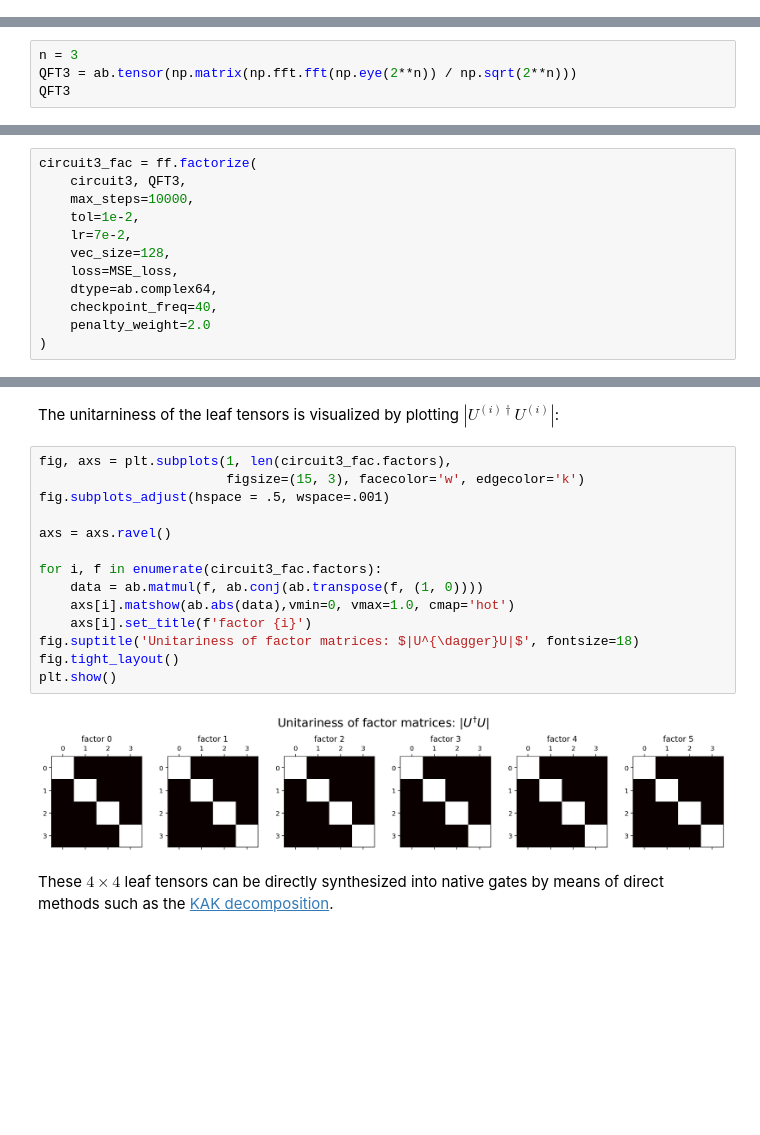
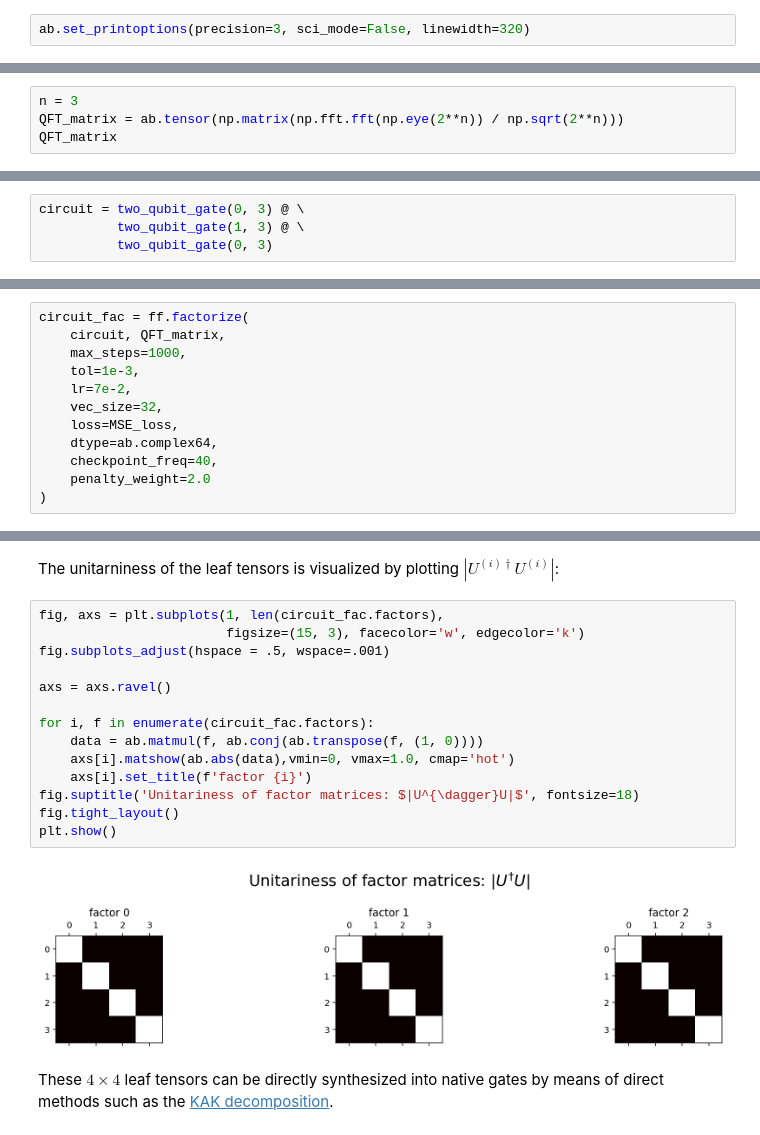
Before and after one commit to yhtang/FunFact, a Jupyter notebook: docs/examples/quantum-compilation.ipynb, the cells around one changed output, grey strips where cells are left out. Drawn from its saved outputs; the diff is of its cells as text; blank space fills up the shorter version.

```diff
--- a/docs/examples/quantum-compilation.ipynb
+++ b/docs/examples/quantum-compilation.ipynb
@@ -31,12 +31,14 @@ ff.use('torch')
 ab
 # %% [output]
 <backend 'PyTorchBackend'>
+# %%
+ab.set_printoptions(precision=3, sci_mode=False, linewidth=320)
 # %% [markdown]
 ## Target data
 
 The matrix that we will optimize a circuit structure for is the 3 qubit ($2^3 \times 2^3$) DFT matrix. We start by generating the target matrix in `PyTorch` data format:
 # %%
 n = 3
-QFT3 = ab.tensor(np.matrix(np.fft.fft(np.eye(2**n)) / np.sqrt(2**n)))
-QFT3
+QFT_matrix = ab.tensor(np.matrix(np.fft.fft(np.eye(2**n)) / np.sqrt(2**n)))
+QFT_matrix
 # %% [output]
@@ -139,3 +124,7 @@ circuit3 = two_qubit_gate(1, 3) @ \
+# %%
+circuit = two_qubit_gate(0, 3) @ \
+          two_qubit_gate(1, 3) @ \
+          two_qubit_gate(0, 3)
 # %% [markdown]
 The loss function is the MSE-L2 loss, summed over the matrix elements:
 # %%
@@ -145,10 +134,10 @@ Next, we use the `factorize` method to opitimze the `circuit3` tensor expression
 # %%
-circuit3_fac = ff.factorize(
-    circuit3, QFT3,
-    max_steps=10000,
-    tol=1e-2,
+circuit_fac = ff.factorize(
+    circuit, QFT_matrix,
+    max_steps=1000,
+    tol=1e-3,
     lr=7e-2,
-    vec_size=128,
+    vec_size=32,
     loss=MSE_loss,
     dtype=ab.complex64,
     checkpoint_freq=40,
@@ -210,20 +181,20 @@ plt.show()
 # %% [markdown]
 The unitarniness of the leaf tensors is visualized by plotting $|U^{(i)\dagger} U^{(i)}|$:
 # %%
-fig, axs = plt.subplots(1, len(circuit3_fac.factors),
+fig, axs = plt.subplots(1, len(circuit_fac.factors),
                         figsize=(15, 3), facecolor='w', edgecolor='k')
 fig.subplots_adjust(hspace = .5, wspace=.001)
 
 axs = axs.ravel()
 
-for i, f in enumerate(circuit3_fac.factors):
+for i, f in enumerate(circuit_fac.factors):
     data = ab.matmul(f, ab.conj(ab.transpose(f, (1, 0))))
     axs[i].matshow(ab.abs(data),vmin=0, vmax=1.0, cmap='hot')
     axs[i].set_title(f'factor {i}')
 fig.suptitle('Unitariness of factor matrices: $|U^{\dagger}U|$', fontsize=18)
 fig.tight_layout()
 plt.show()
 # %% [output]
-[figure, old version]
+[figure, new version]
 # %% [markdown]
 These $4 \times 4$ leaf tensors can be directly synthesized into native gates by means of direct methods such as the [KAK decomposition](https://en.wikipedia.org/wiki/Cartan_decomposition).
```
Also changed, not shown: parts of 10 cells of this notebook.
